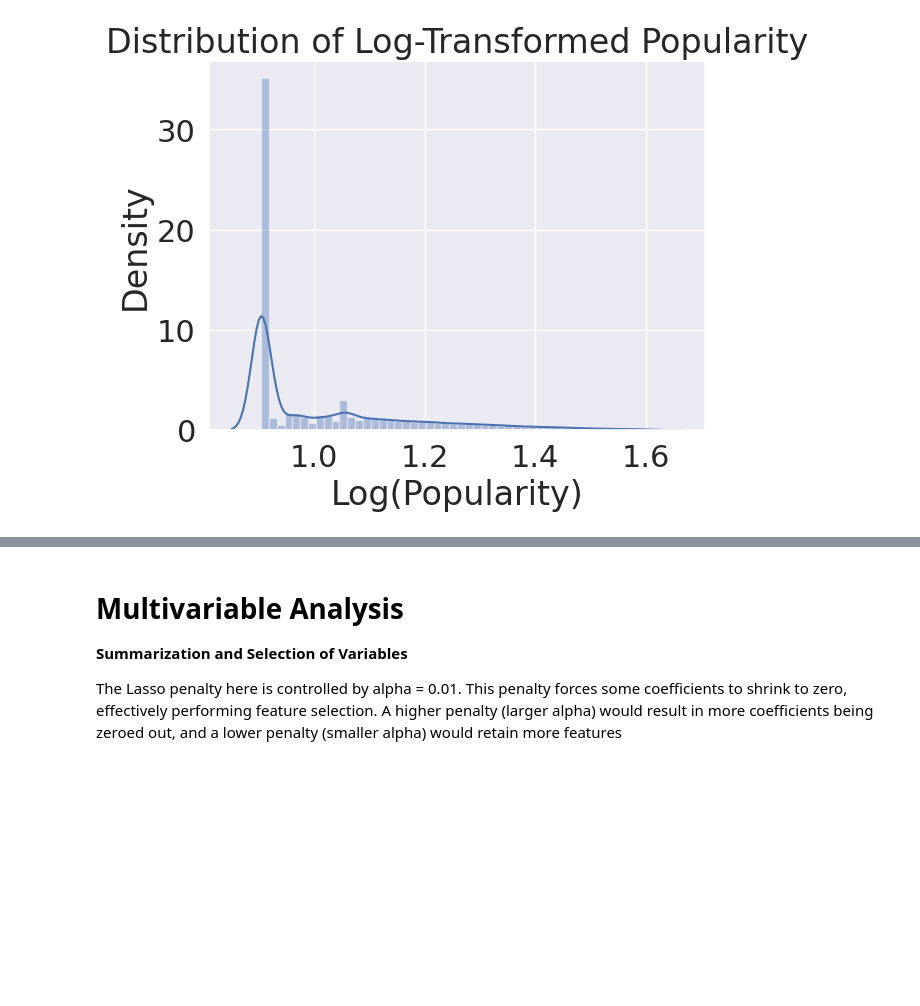
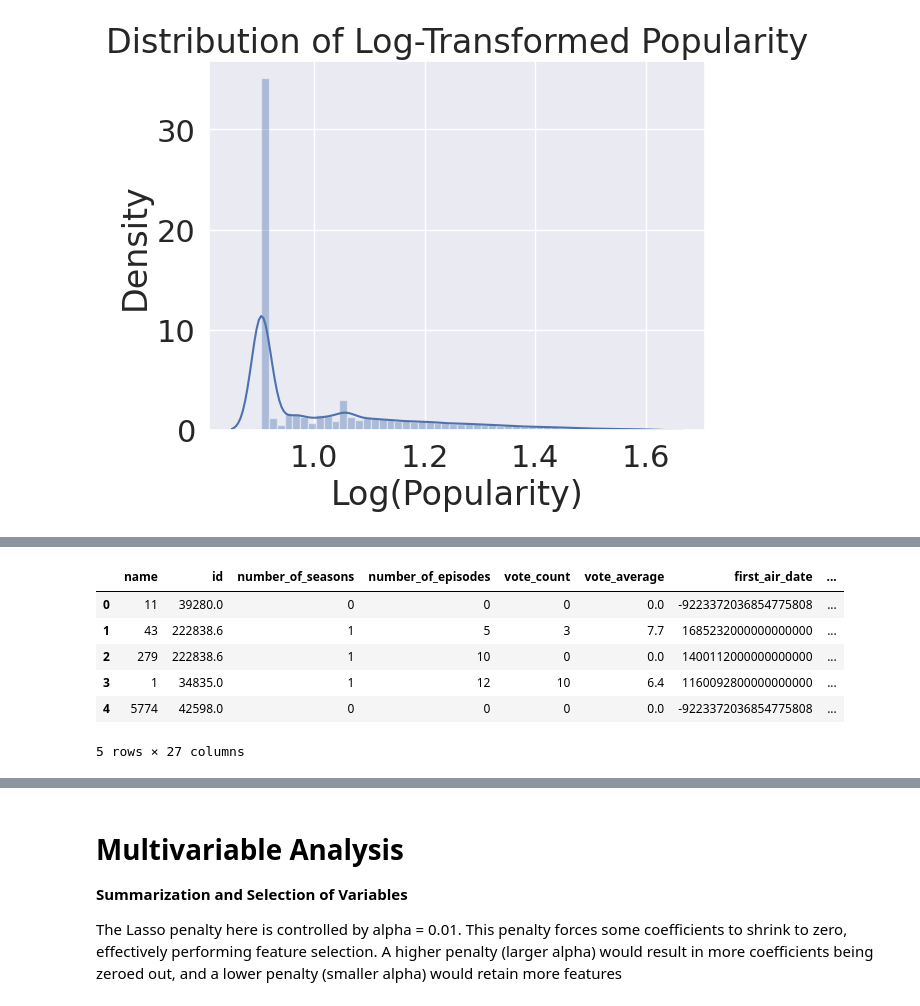
Before and after one commit to Elbx88/ML-Model-Perdiction, a Jupyter notebook: Project_ML_Models_Erez_Levy_TMDB_5.ipynb, the cells around one changed output, grey strips where cells are left out. Cells and saved outputs as stored; diff of their text form; code cells hidden in the pictures; blank space fills up the shorter version.

```diff
--- a/Project_ML_Models_Erez_Levy_TMDB_5.ipynb
+++ b/Project_ML_Models_Erez_Levy_TMDB_5.ipynb
@@ -832,0 +865,3 @@ https://gist.github.com/mwaskom/de44147ed2974457ad6372750bbe5751
+# %%
+tmdb_eng=tmdb_filtered.copy()
+tmdb_eng.info()
@@ -832,0 +886,42 @@ https://gist.github.com/mwaskom/de44147ed2974457ad6372750bbe5751
+# %%
+import pandas as pd
+
+# Assuming tmdb_eng is your DataFrame
+
+# 1. Average episode runtime per number_of_seasons:
+tmdb_eng['avg_episode_runtime_per_number_of_seasons'] = tmdb_eng['episode_run_time'] / tmdb_eng['number_of_seasons']
+
+# 2. Total runtime of the show:
+tmdb_eng['total_runtime'] = tmdb_eng['episode_run_time'] * tmdb_eng['number_of_episodes']
+
+# 3. Production company count:
+# Convert to string before using str accessor
+tmdb_eng['production_company_count'] = tmdb_eng['production_companies'].astype(str).str.split(',').str.len()
+
+# 4. Network count:
+# Convert to string before using str accessor
+tmdb_eng['network_count'] = tmdb_eng['networks'].astype(str).str.split(',').str.len()
+
+# 5. Genre count:
+# Convert to string before using str accessor
+tmdb_eng['genre_count'] = tmdb_eng['genres'].astype(str).str.split(',').str.len()
+
+# 6. Origin country count (if multiple):
+# Convert to string before using str accessor
+tmdb_eng['origin_country_count'] = tmdb_eng['origin_country'].astype(str).str.split(',').str.len()
+
+# 7. Created by count (if multiple):
+# Convert to string before using str accessor
+tmdb_eng['created_by_count'] = tmdb_eng['created_by'].astype(str).str.split(',').str.len()
+
+
+# Display the updated DataFrame with new features
+tmdb_eng.head()
+# %% [output]
+|  | name | id | number_of_seasons | number_of_episodes | vote_count | vote_average | first_air_date | ... |
+| 0 | 11 | 39280.0 | 0 | 0 | 0 | 0.0 | -9223372036854775808 | ... |
+| 1 | 43 | 222838.6 | 1 | 5 | 3 | 7.7 | 1685232000000000000 | ... |
+| 2 | 279 | 222838.6 | 1 | 10 | 0 | 0.0 | 1400112000000000000 | ... |
+| 3 | 1 | 34835.0 | 1 | 12 | 10 | 6.4 | 1160092800000000000 | ... |
+| 4 | 5774 | 42598.0 | 0 | 0 | 0 | 0.0 | -9223372036854775808 | ... |
+5 rows × 27 columns
```
Also changed, not shown: parts of 25 cells of this notebook.
